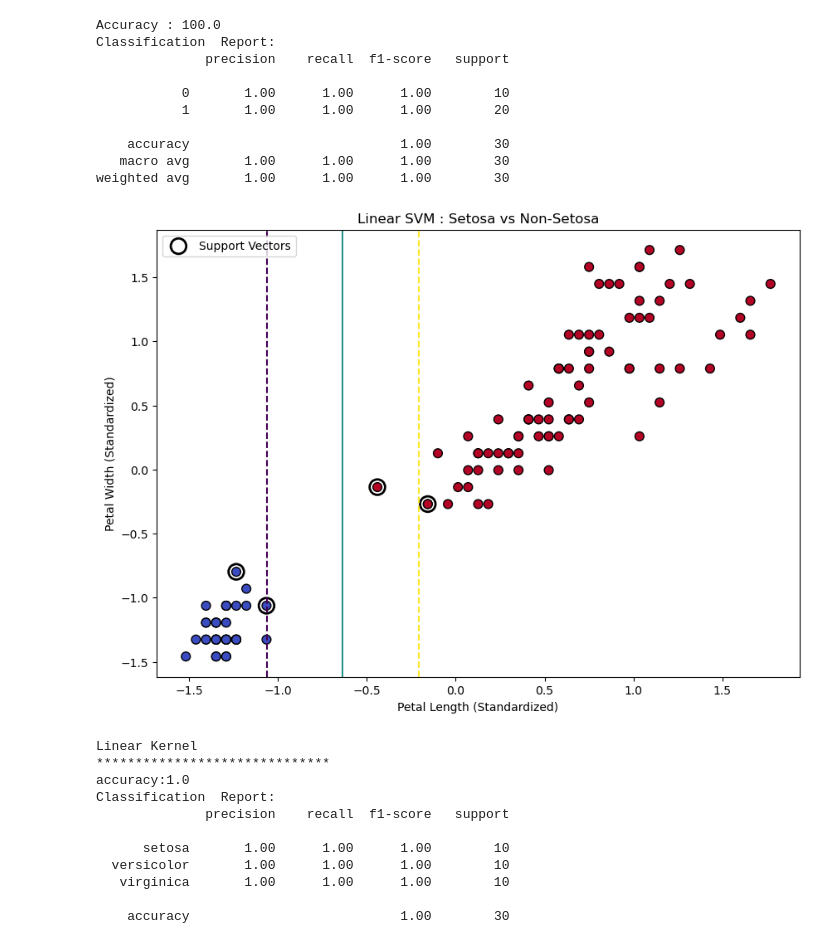
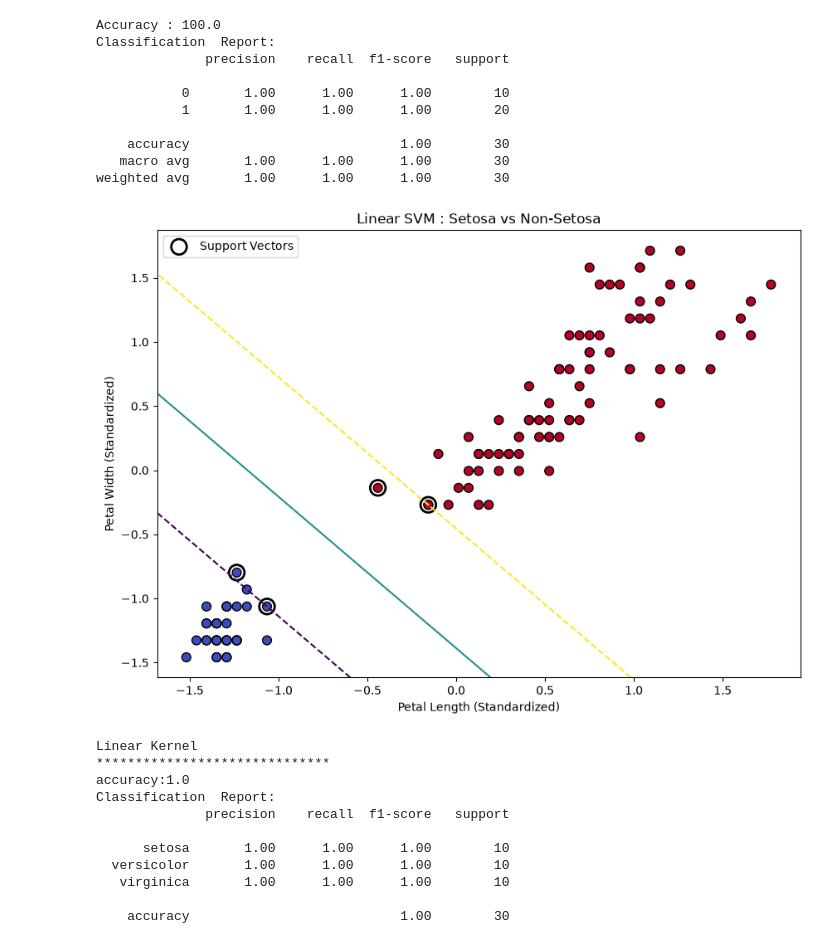
Before and after one commit to NoelShaji001/Machine_Learning_S5, a Jupyter notebook: Exp7.ipynb, the cells around one changed output. Drawn from its saved outputs; the diff is of its cells as text; code cells hidden in the pictures.

```diff
--- a/Exp7.ipynb
+++ b/Exp7.ipynb
@@ -99,42 +99,42 @@ ax=plt.gca()
 xlim=ax.get_xlim()
 ylim=ax.get_ylim()
 
-xx=np.linspace(xlim[0],xlim[1],200)
-yy=np.linspace(ylim[0],ylim[1],200)
+xx=np.linspace(xlim[0],xlim[1],300)
+yy=np.linspace(ylim[0],ylim[1],300)
 yy,xx=np.meshgrid(yy,xx)
 
-xy=np.vstack([xx.ravel(),xx.ravel()]).T
+xy=np.vstack([xx.ravel(),yy.ravel()]).T
 
 
 z=linear_svm.decision_function(xy)
-z=z.reshape(xx.shape)
+z=z.reshape(yy.shape)
 
 ax.contour(
     xx,
     yy,
     z,
     levels=[-1,0,1],
     linestyles=['--','-','--']
 )
 
 ax.scatter(
     linear_svm.support_vectors_[:,0],
     linear_svm.support_vectors_[:,1],
     s=180,
     facecolors='none',
     edgecolors='black',
     linewidths=2,
     label='Support Vectors'
 )
 
 
 plt.xlabel("Petal Length (Standardized)")
 plt.ylabel("Petal Width (Standardized)")
 plt.title("Linear SVM : Setosa vs Non-Setosa")
 plt.legend()
 plt.show()
 # %% [output]
-[figure, old version]
+[figure, new version]
 # %%
 X_full=iris.data
 Y_full=iris.target
```
Also changed, not shown: 4 other files.
